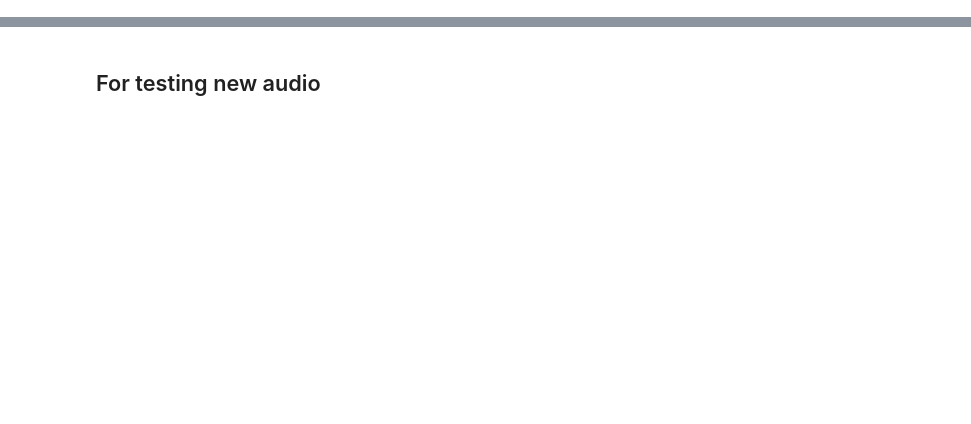
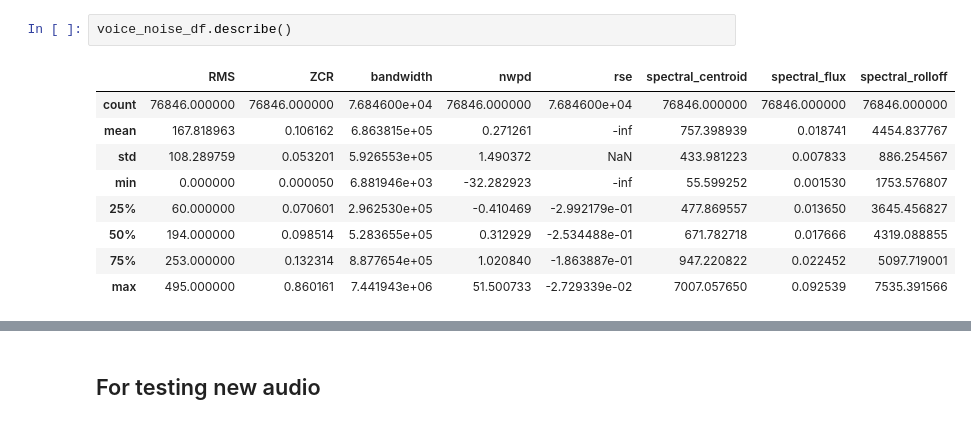
Before and after one commit to tianrenli92/speaker_recognition_GMM_UBM, a Jupyter notebook: voice_activity_detection.ipynb, the cells around one changed output, grey strips where cells are left out. Drawn from its saved outputs; the diff is of its cells as text; blank space fills up the shorter version.

```diff
--- a/voice_activity_detection.ipynb
+++ b/voice_activity_detection.ipynb
@@ -73,0 +50,12 @@ print(np.where(np.isnan(test_data)))
+# %%
+voice_noise_df.describe()
+# %% [output]
+|  | RMS | ZCR | bandwidth | nwpd | rse | spectral_centroid | spectral_flux | spectral_rolloff |
+| count | 76846.000000 | 76846.000000 | 7.684600e+04 | 76846.000000 | 7.684600e+04 | 76846.000000 | 76846.000000 | 76846.000000 |
+| mean | 167.818963 | 0.106162 | 6.863815e+05 | 0.271261 | -inf | 757.398939 | 0.018741 | 4454.837767 |
+| std | 108.289759 | 0.053201 | 5.926553e+05 | 1.490372 | NaN | 433.981223 | 0.007833 | 886.254567 |
+| min | 0.000000 | 0.000050 | 6.881946e+03 | -32.282923 | -inf | 55.599252 | 0.001530 | 1753.576807 |
+| 25% | 60.000000 | 0.070601 | 2.962530e+05 | -0.410469 | -2.992179e-01 | 477.869557 | 0.013650 | 3645.456827 |
+| 50% | 194.000000 | 0.098514 | 5.283655e+05 | 0.312929 | -2.534488e-01 | 671.782718 | 0.017666 | 4319.088855 |
+| 75% | 253.000000 | 0.132314 | 8.877654e+05 | 1.020840 | -1.863887e-01 | 947.220822 | 0.022452 | 5097.719001 |
+| max | 495.000000 | 0.860161 | 7.441943e+06 | 51.500733 | -2.729339e-02 | 7007.057650 | 0.092539 | 7535.391566 |
```
Also changed, not shown: parts of 21 cells of this notebook, 2 other files.
